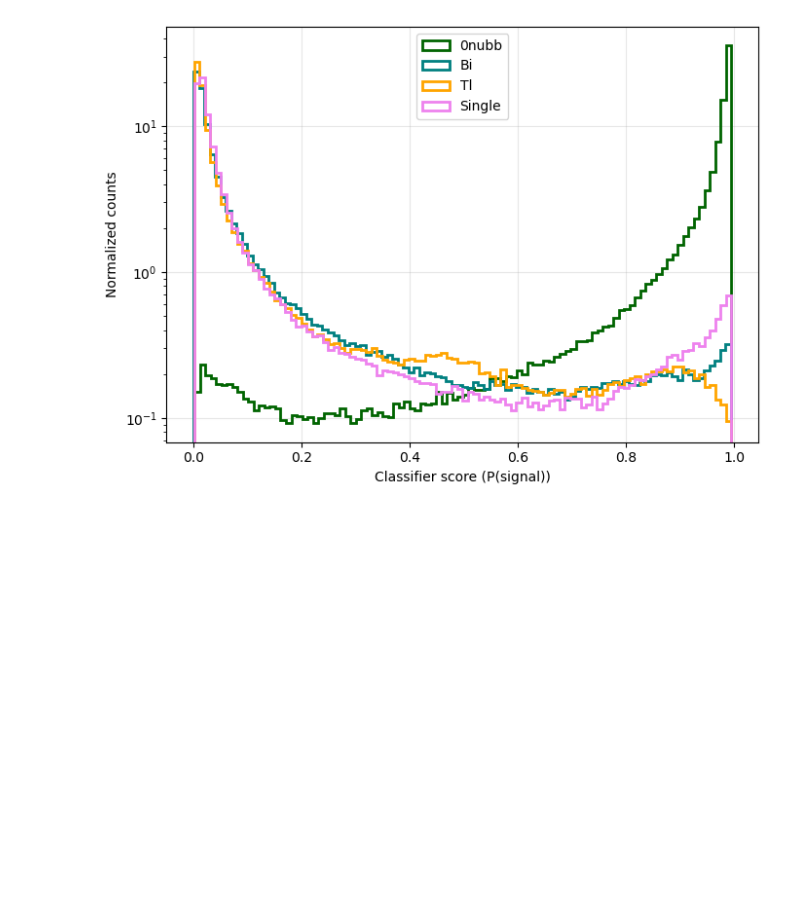
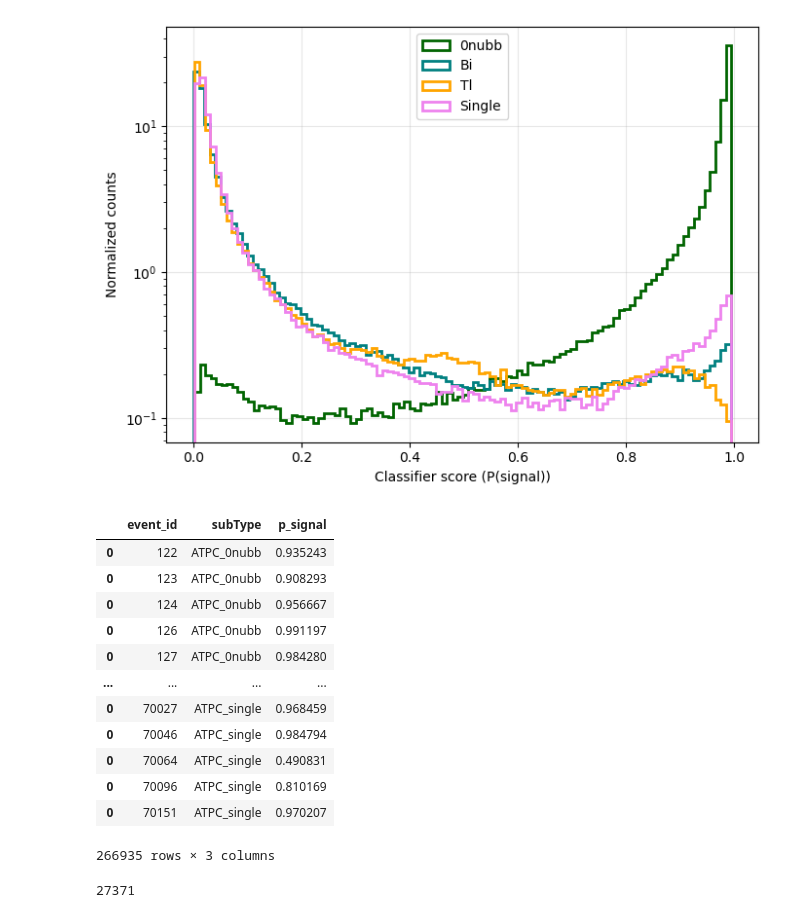
Before and after one commit to kvjmistry/ATPC, a Jupyter notebook: notebooks/ML_MLP.ipynb, the cells around one changed output. Drawn from its saved outputs; the diff is of its cells as text; code cells hidden in the pictures; blank space fills up the shorter version.

```diff
--- a/notebooks/ML_Study.ipynb
+++ b/notebooks/ML_MLP.ipynb
@@ -496,3 +496,30 @@ Tl ERej: 0.99715139125846 142.78501400560225
 Bi ERej: 0.9929964639008911 351.0485611510791
 single ERej: 0.9852306248658578 67.7076715106455
 [figure]
+# %%
+# # Write the event ids to a file
+
+df['subType'] = df['subType'].replace({'0nubb': 'ATPC_0nubb', 'Bi': 'ATPC_Bi_ion', 'Tl': 'ATPC_Tl_ion', 'single': 'ATPC_single'})
+df_out = df[["event_id", "subType", "p_signal"]]
+df_out = df_out[df_out.p_signal > 0.3]
+display(df_out)
+
+
+df_out[["event_id", "subType"]].to_csv("../data/SelectedEvents/ATPC_1bar_5percent.csv", index=False)
+
+print(len(df_out[df_out.subType == "ATPC_Bi_ion"]))
+# %% [output]
+|  | event_id | subType | p_signal |
+| 0 | 122 | ATPC_0nubb | 0.935243 |
+| 0 | 123 | ATPC_0nubb | 0.908293 |
+| 0 | 124 | ATPC_0nubb | 0.956667 |
+| 0 | 126 | ATPC_0nubb | 0.991197 |
+| 0 | 127 | ATPC_0nubb | 0.984280 |
+| ... | ... | ... | ... |
+| 0 | 70027 | ATPC_single | 0.968459 |
+| 0 | 70046 | ATPC_single | 0.984794 |
+| 0 | 70064 | ATPC_single | 0.490831 |
+| 0 | 70096 | ATPC_single | 0.810169 |
+| 0 | 70151 | ATPC_single | 0.970207 |
+266935 rows × 3 columns
+27371
```
